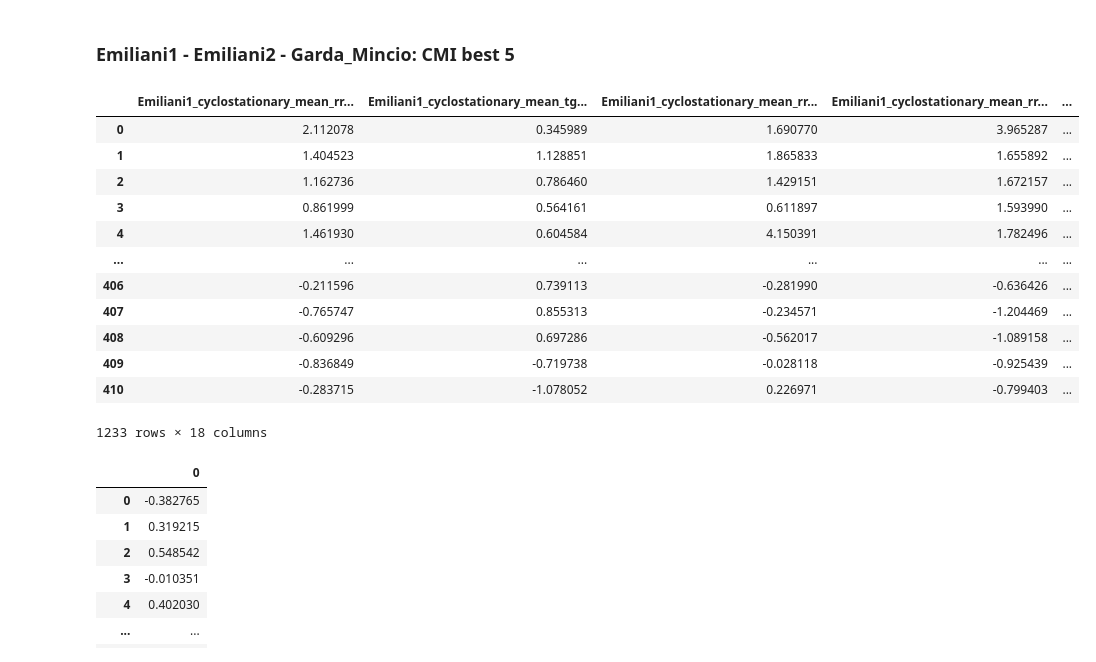
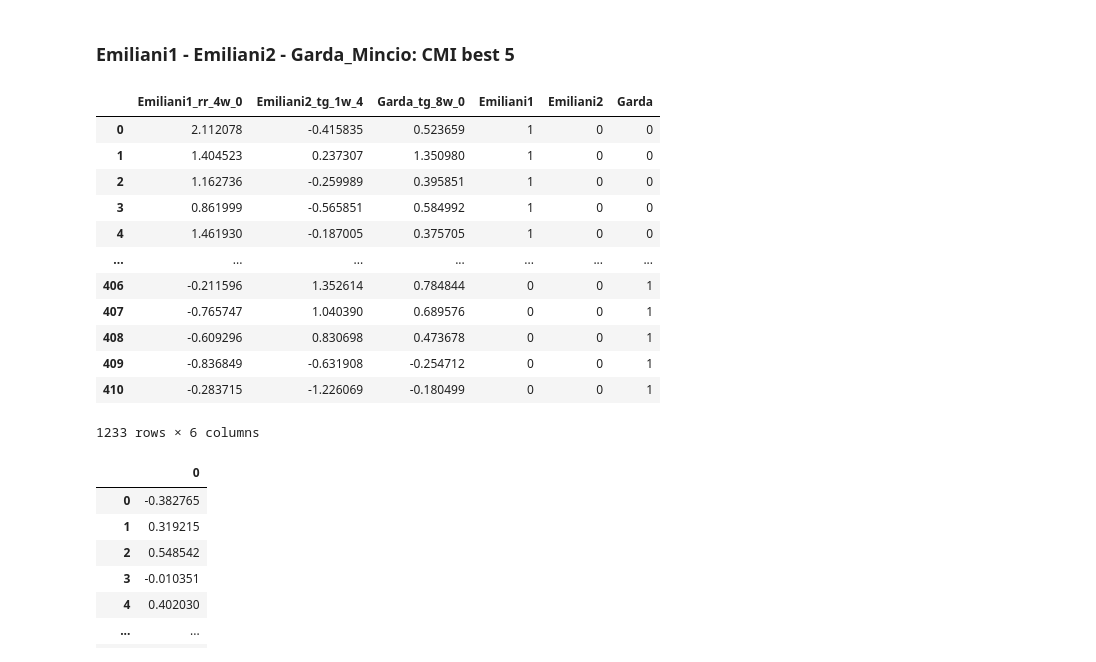
Before and after one commit to climateintelligence/Droughts, a Jupyter notebook: Paolo/regression_NonLinCFA/notebooks/3.1) Clustering of models.ipynb, the cells around one changed output. Cells and saved outputs as stored; diff of their text form; code cells hidden in the pictures.

```diff
--- a/Paolo/regression_NonLinCFA/notebooks/3.1) Clustering of models.ipynb
+++ b/Paolo/regression_NonLinCFA/notebooks/3.1) Clustering of models.ipynb
@@ -1783,21 +1783,21 @@ clusterdf_train_withClass = clusterdf_train_withClass.loc[:,clusterdf_train_with
 clusterdf_val_withClass = clusterdf_val_withClass.loc[:,clusterdf_val_withClass.columns != 'basin']
 clusterdf_test_withClass = clusterdf_test_withClass.loc[:,clusterdf_test_withClass.columns != 'basin']
 # %%
-clusterdf_train_withClass
+clusterdf_train_withClass[['Emiliani1_cyclostationary_mean_rr_4w_0','Emiliani2_cyclostationary_mean_tg_1w_4','Garda_Mincio_cyclostationary_mean_tg_8w_0','Emiliani1','Emiliani2','Garda_Mincio']].rename(columns={"Garda_Mincio": "Garda","Emiliani1_cyclostationary_mean_rr_4w_0":"Emiliani1_rr_4w_0","Emiliani2_cyclostationary_mean_tg_1w_4":"Emiliani2_tg_1w_4","Garda_Mincio_cyclostationary_mean_tg_8w_0":"Garda_tg_8w_0"})
 # %% [output]
-|  | Emiliani1_cyclostationary_mean_rr... | Emiliani1_cyclostationary_mean_tg... | Emiliani1_cyclostationary_mean_rr... | Emiliani1_cyclostationary_mean_rr... | ... |
-| 0 | 2.112078 | 0.345989 | 1.690770 | 3.965287 | ... |
-| 1 | 1.404523 | 1.128851 | 1.865833 | 1.655892 | ... |
-| 2 | 1.162736 | 0.786460 | 1.429151 | 1.672157 | ... |
-| 3 | 0.861999 | 0.564161 | 0.611897 | 1.593990 | ... |
-| 4 | 1.461930 | 0.604584 | 4.150391 | 1.782496 | ... |
-| ... | ... | ... | ... | ... | ... |
-| 406 | -0.211596 | 0.739113 | -0.281990 | -0.636426 | ... |
-| 407 | -0.765747 | 0.855313 | -0.234571 | -1.204469 | ... |
-| 408 | -0.609296 | 0.697286 | -0.562017 | -1.089158 | ... |
-| 409 | -0.836849 | -0.719738 | -0.028118 | -0.925439 | ... |
-| 410 | -0.283715 | -1.078052 | 0.226971 | -0.799403 | ... |
+|  | Emiliani1_rr_4w_0 | Emiliani2_tg_1w_4 | Garda_tg_8w_0 | Emiliani1 | Emiliani2 | Garda |
+| 0 | 2.112078 | -0.415835 | 0.523659 | 1 | 0 | 0 |
+| 1 | 1.404523 | 0.237307 | 1.350980 | 1 | 0 | 0 |
+| 2 | 1.162736 | -0.259989 | 0.395851 | 1 | 0 | 0 |
+| 3 | 0.861999 | -0.565851 | 0.584992 | 1 | 0 | 0 |
+| 4 | 1.461930 | -0.187005 | 0.375705 | 1 | 0 | 0 |
+| ... | ... | ... | ... | ... | ... | ... |
+| 406 | -0.211596 | 1.352614 | 0.784844 | 0 | 0 | 1 |
+| 407 | -0.765747 | 1.040390 | 0.689576 | 0 | 0 | 1 |
+| 408 | -0.609296 | 0.830698 | 0.473678 | 0 | 0 | 1 |
+| 409 | -0.836849 | -0.631908 | -0.254712 | 0 | 0 | 1 |
+| 410 | -0.283715 | -1.226069 | -0.180499 | 0 | 0 | 1 |
-1233 rows × 18 columns
+1233 rows × 6 columns
 # %%
 targets_df_train_unfolded = pd.DataFrame()
 targets_df_val_unfolded = pd.DataFrame()
```
Also changed, not shown: parts of 1 cell of this notebook, 7 other files.
